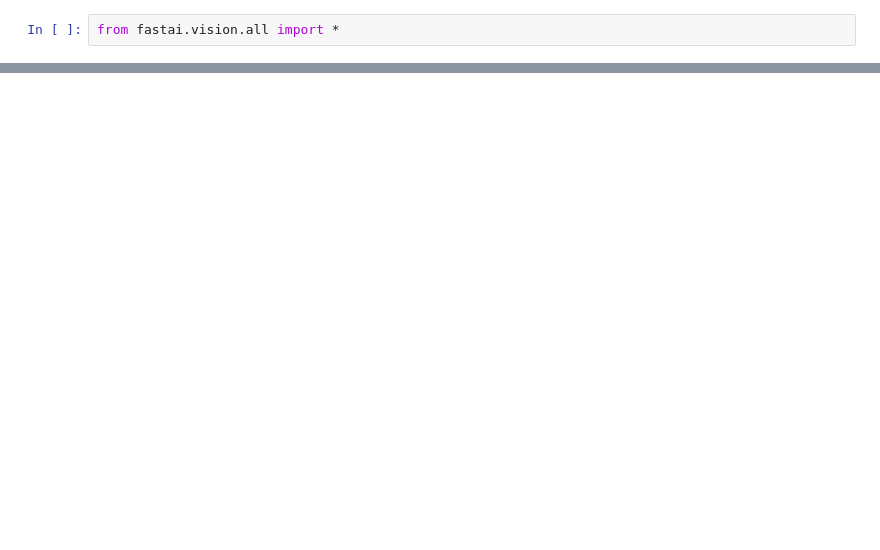
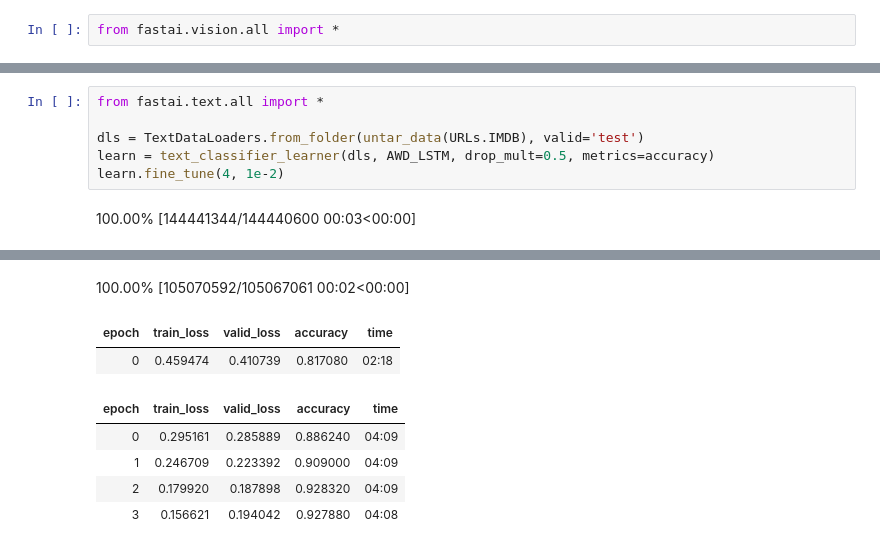
Before and after one commit to darrenfu/machinelearning, a Jupyter notebook: 01-intro.ipynb, the cells around one changed output, grey strips where cells are left out. Cells and saved outputs as stored; diff of their text form; blank space fills up the shorter version.

```diff
--- a/01-intro.ipynb
+++ b/01-intro.ipynb
@@ -47,0 +50,8 @@ learn.show_results(max_n=6, figsize=(7,8))
+# %%
+from fastai.text.all import *
+
+dls = TextDataLoaders.from_folder(untar_data(URLs.IMDB), valid='test')
+learn = text_classifier_learner(dls, AWD_LSTM, drop_mult=0.5, metrics=accuracy)
+learn.fine_tune(4, 1e-2)
+# %% [output]
+100.00% [144441344/144440600 00:03<00:00]
@@ -47,0 +63,8 @@ learn.show_results(max_n=6, figsize=(7,8))
+100.00% [105070592/105067061 00:02<00:00]
+| epoch | train_loss | valid_loss | accuracy | time |
+| 0 | 0.459474 | 0.410739 | 0.817080 | 02:18 |
+| epoch | train_loss | valid_loss | accuracy | time |
+| 0 | 0.295161 | 0.285889 | 0.886240 | 04:09 |
+| 1 | 0.246709 | 0.223392 | 0.909000 | 04:09 |
+| 2 | 0.179920 | 0.187898 | 0.928320 | 04:09 |
+| 3 | 0.156621 | 0.194042 | 0.927880 | 04:08 |
```
Also changed, not shown: parts of 6 cells of this notebook.
